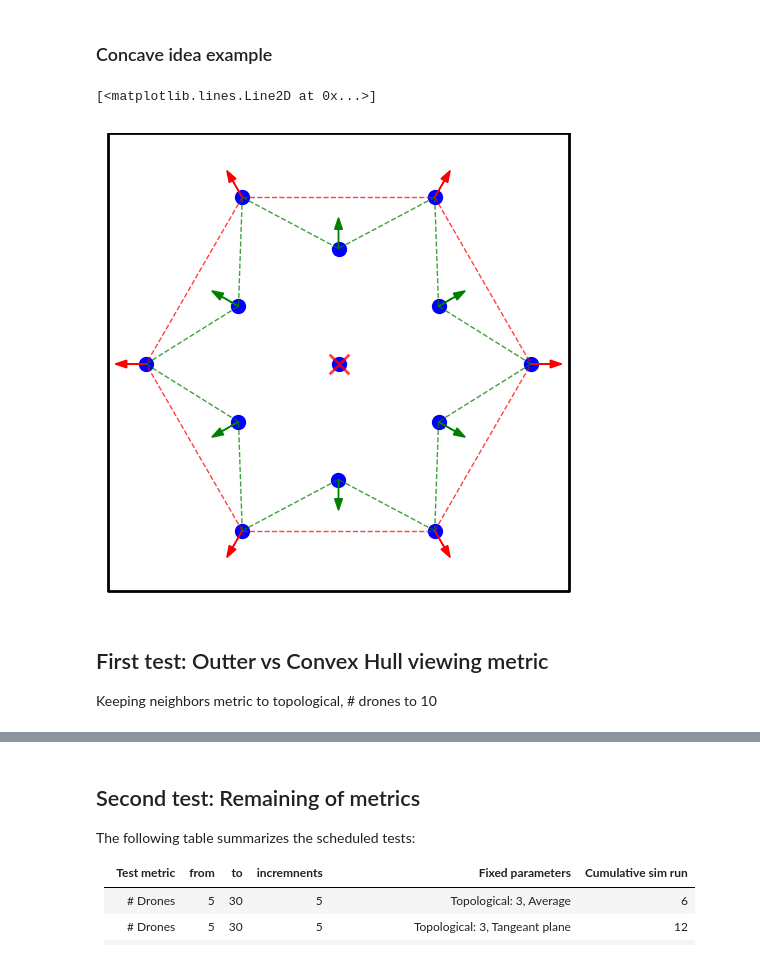
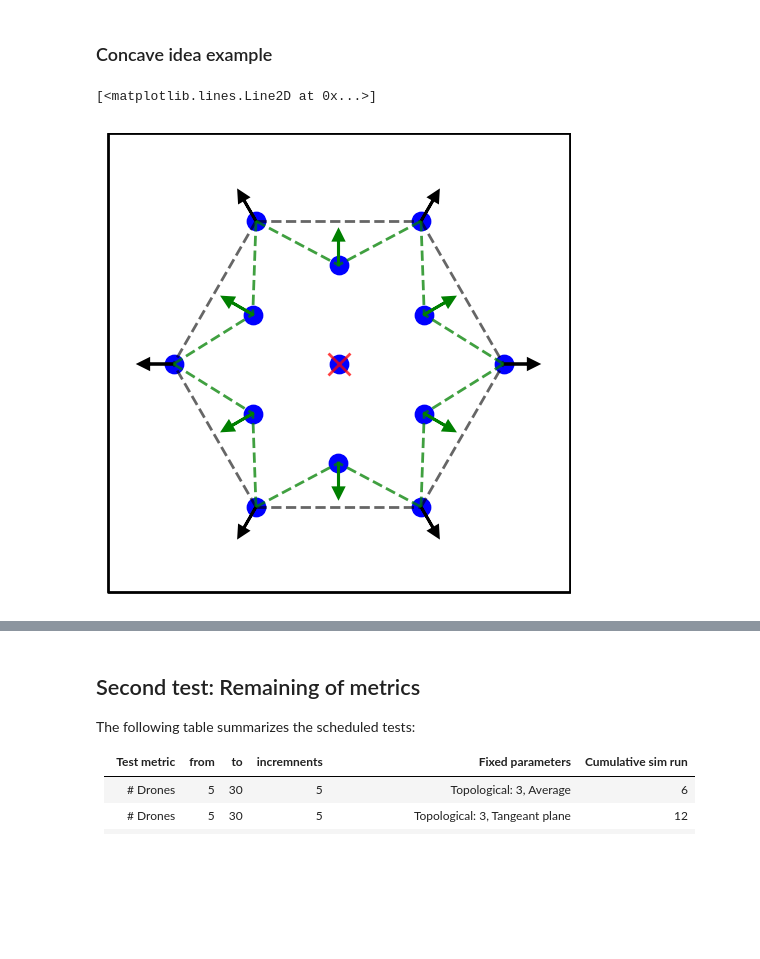
Before and after one commit to Alex0021/Robotic_Project1, a Jupyter notebook: notebooks/metric_eval.ipynb, the cells around one changed output, grey strips where cells are left out. Cells and saved outputs as stored; diff of their text form; code cells hidden in the pictures; blank space fills up the shorter version.

```diff
--- a/notebooks/metric_eval.ipynb
+++ b/notebooks/metric_eval.ipynb
@@ -123,7 +123,7 @@ import numpy as np
 import matplotlib.pyplot as plt
 
 BOUND = 0.6
-SIZE = 100
+SIZE = 175
 # 8 drones on a circle + 1 in the center
 n = 9
 r = 0.5
@@ -159,7 +159,7 @@ closest_normal = hull.equations[closest_idx, :2]
 visible_normals = []
 for i in range(len(hull.equations)):
     # draw edge
-    plt.plot([points[hull.simplices[i, 0], 0], points[hull.simplices[i, 1], 0]], [points[hull.simplices[i, 0], 1], points[hull.simplices[i, 1], 1], ], 'k--' if i != closest_idx else 'g--', alpha=0.75, lw=1)
+    plt.plot([points[hull.simplices[i, 0], 0], points[hull.simplices[i, 1], 0]], [points[hull.simplices[i, 0], 1], points[hull.simplices[i, 1], 1], ], 'k--' if i != closest_idx else 'g--', alpha=0.7, lw=2)
     x0 = hull_centroids[i, 0]
     y0 = hull_centroids[i, 1]
     a = hull.equations[i, 0]
@@ -167,9 +167,9 @@ for i in range(len(hull.equations)):
     if np.dot(hull.equations[i, :2], closest_normal) > 0:
         visible_normals.append(hull.equations[i, :2])
         # Draw normal
-        plt.arrow(x0, y0, a*0.05, b*0.05, head_width=0.02, head_length=0.03, fc='m', ec='m', alpha=0.6)
+        plt.arrow(x0, y0, a*0.075, b*0.075, head_width=0.03, head_length=0.03, fc='y', ec='y', alpha=0.6, lw=2)
     else:
-        plt.arrow(x0, y0, a*0.05, b*0.05, head_width=0.02, head_length=0.03, fc='k', ec='k', alpha=0.75, linestyle=':', linewidth=1)
+        plt.arrow(x0, y0, a*0.075, b*0.075, head_width=0.03, head_length=0.03, fc='k', ec='k', alpha=0.5, linewidth=2)
 
 
 # Scatter plot
@@ -178,7 +178,7 @@ plt.scatter([x[i] for i in neighbors], [y[i] for i in neighbors], marker='o', co
 
 # # Draw pointing arrow
 final_dir = np.mean(visible_normals, axis=0)
-plt.arrow(x[selected], y[selected], final_dir[0]*0.15, final_dir[1]*0.15, head_width=0.02, head_length=0.03, fc='m', ec='m')
+plt.arrow(x[selected], y[selected], final_dir[0]*0.2, final_dir[1]*0.2, head_width=0.04, head_length=0.04, fc='m', ec='m', lw=2)
 
 plt.scatter(x[selected], y[selected], marker='o', color='g', s=SIZE)
 
@@ -462,7 +461,7 @@ import numpy as np
 import matplotlib.pyplot as plt
 
 BOUND = 0.6
-SIZE = 100
+SIZE = 175
 # 8 drones on a circle + 1 in the center
 n = 9
 r = 0.5
@@ -502,19 +501,19 @@ if abs(eig_val[sorted_indices[1]] - eig_val[sorted_indices[0]]) < 0.01:
 viewing_dir = -np.sign(np.dot(normal, centroid-drone_pos))*normal
 
 # Show arrows for eigenvectors
-plt.scatter(centroid[0], centroid[1], marker='x', color='k', s=100, linestyle='-', facecolor='k', linewidth=1.5)
+plt.scatter(centroid[0], centroid[1], marker='x', color='k', s=150, linestyle='-', facecolor='k', linewidth=2)
 # draw lines to centroid
 for i in range(len(neighbors)):
-    plt.plot([x[neighbors[i]], centroid[0]], [y[neighbors[i]], centroid[1]], 'k--', alpha=0.6, lw=1)
+    plt.plot([x[neighbors[i]], centroid[0]], [y[neighbors[i]], centroid[1]], 'k--', alpha=0.6, lw=2)
 dir = eig_vectors[:,sorted_indices[0]]
-plt.arrow(centroid[0], centroid[1], dir[0]*0.05, dir[1]*0.05, head_width=0.02, head_length=0.03, fc='k', ec='k')
+plt.arrow(centroid[0], centroid[1], dir[0]*0.075, dir[1]*0.075, head_width=0.03, head_length=0.03, fc='k', ec='k', lw=2, alpha=0.9)
 dir2 = eig_vectors[:,sorted_indices[1]]
-plt.arrow(centroid[0], centroid[1], dir2[0]*0.05, dir2[1]*0.05, head_width=0.02, head_length=0.03, fc='k', ec='k')
+plt.arrow(centroid[0], centroid[1], dir2[0]*0.075, dir2[1]*0.075, head_width=0.03, head_length=0.03, fc='k', ec='k', lw=2, alpha=0.9)
 
 # Draw pointing arrow
 final_dir = viewing_dir
 final_dir = final_dir / np.linalg.norm(final_dir)
-plt.arrow(x[selected], y[selected], final_dir[0]*0.15, final_dir[1]*0.15, head_width=0.02, head_length=0.03, fc='m', ec='m')
+plt.arrow(x[selected], y[selected], final_dir[0]*0.2, final_dir[1]*0.2, head_width=0.04, head_length=0.04, fc='m', ec='m', lw=2)
 
 
 plt.scatter(x[selected], y[selected], marker='o', color='g', s=SIZE)
@@ -605,8 +604,8 @@ ValueError: shapes (27,) and (3,9) not aligned: 27 (dim 0) != 3 (dim 0)
 import numpy as np
 import matplotlib.pyplot as plt
 
-BOUND = 0.6
-SIZE = 100
+BOUND = 0.7
+SIZE = 175
 # 8 drones on a circle + 1 in the center
 n = 13
 r = 0.5
@@ -631,41 +630,38 @@ plt.axis('off')
 from scipy.spatial import ConvexHull
 points = np.array([[x[i], y[i]] for i in range(n)])
 hull = ConvexHull(points)
 for simplex in hull.simplices:
-    plt.plot(points[simplex, 0], points[simplex, 1], 'r--', alpha=0.75, lw=1)
+    plt.plot(points[simplex, 0], points[simplex, 1], 'k--', alpha=0.6, lw=2)
 
 # Add triangles to fir inner ring to outter ring with dotted line
 for i in range(len(inner_idx)):
-    plt.plot([x[inner_idx[i]], x[inner_idx[i]+1]], [y[inner_idx[i]], y[inner_idx[i]+1]], 'g--', alpha=0.75, lw=1)
+    plt.plot([x[inner_idx[i]], x[inner_idx[i]+1]], [y[inner_idx[i]], y[inner_idx[i]+1]], 'g--', alpha=0.75, lw=2)
 for i in range(1,len(inner_idx)):
-    plt.plot([x[inner_idx[i]], x[inner_idx[i]-1]], [y[inner_idx[i]], y[inner_idx[i]-1]], 'g--', alpha=0.75, lw=1)
-plt.plot([x[inner_idx[0]], x[-1]], [y[inner_idx[0]], y[-1]], 'g--', alpha=0.75, lw=1)
+    plt.plot([x[inner_idx[i]], x[inner_idx[i]-1]], [y[inner_idx[i]], y[inner_idx[i]-1]], 'g--', alpha=0.75, lw=2)
+plt.plot([x[inner_idx[0]], x[-1]], [y[inner_idx[0]], y[-1]], 'g--', alpha=0.75, lw=2)
 
 # Scatter plot
 plt.scatter(x, y, marker='o', color='b', s=SIZE)
 
 # Add x mark to center drone
-plt.scatter(x[0], y[0], marker='x', color=[[1,0,0,0.75]], s=200, linewidth=2)
+plt.scatter(x[0], y[0], marker='x', color=[[1,0,0,0.75]], s=250, linewidth=2)
 
 # Add arrows for points on convex hull pointing away on the outter points
 for i in hull.vertices:
     dir = np.array([x[i] - x[0], y[i] - y[0]])
     dir = dir / np.linalg.norm(dir)
-    plt.arrow(x[i], y[i], dir[0]*0.05, dir[1]*0.05, head_width=0.02, head_length=0.03, fc='r', ec='r')
+    plt.arrow(x[i], y[i], dir[0]*0.075, dir[1]*0.075, head_width=0.03, head_length=0.03, fc='k', ec='k', lw=2)
 
 # Add arrows for points on convex hull pointing away on the inner points
 for i in range(1,n):
     if i not in inner_idx:
         dir = np.array([x[i] - x[0], y[i] - y[0]])
         dir = dir / np.linalg.norm(dir)
-        plt.arrow(x[i], y[i], dir[0]*0.05, dir[1]*0.05, head_width=0.02, head_length=0.03, fc='g', ec='g')
+        plt.arrow(x[i], y[i], dir[0]*0.075, dir[1]*0.075, head_width=0.03, head_length=0.03, fc='g', ec='g', lw=2)
 
 
 # Create a box around the plot
 plt.plot([BOUND, BOUND, -BOUND, -BOUND, BOUND], [BOUND, -BOUND+0.01, -BOUND+0.01, BOUND, BOUND], 'k-', lw=2)
 # %% [output]
 [<matplotlib.lines.Line2D at 0x...>]
-[figure, old version]
+[figure, new version]
-# %% [markdown]
-## First test: Outter vs Convex Hull viewing metric
-Keeping neighbors metric to topological, # drones to 10
```
Also changed, not shown: parts of 16 cells of this notebook, 1 other file.
